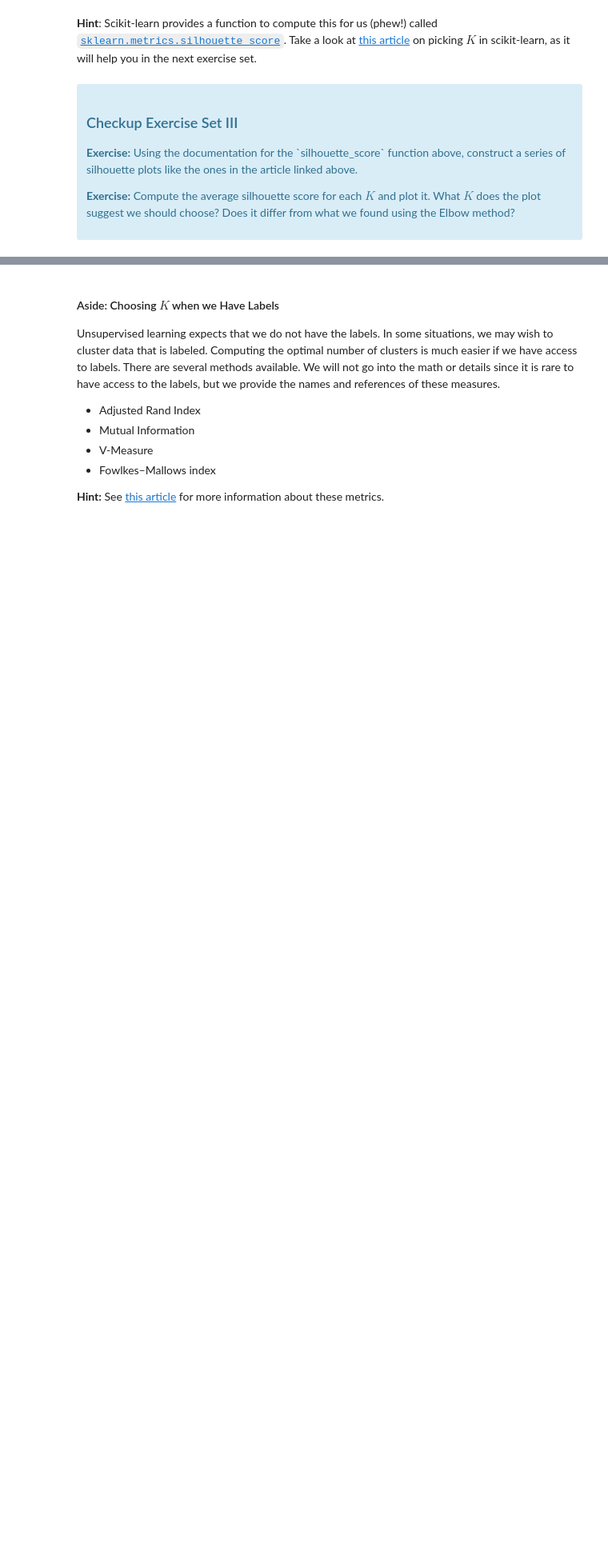
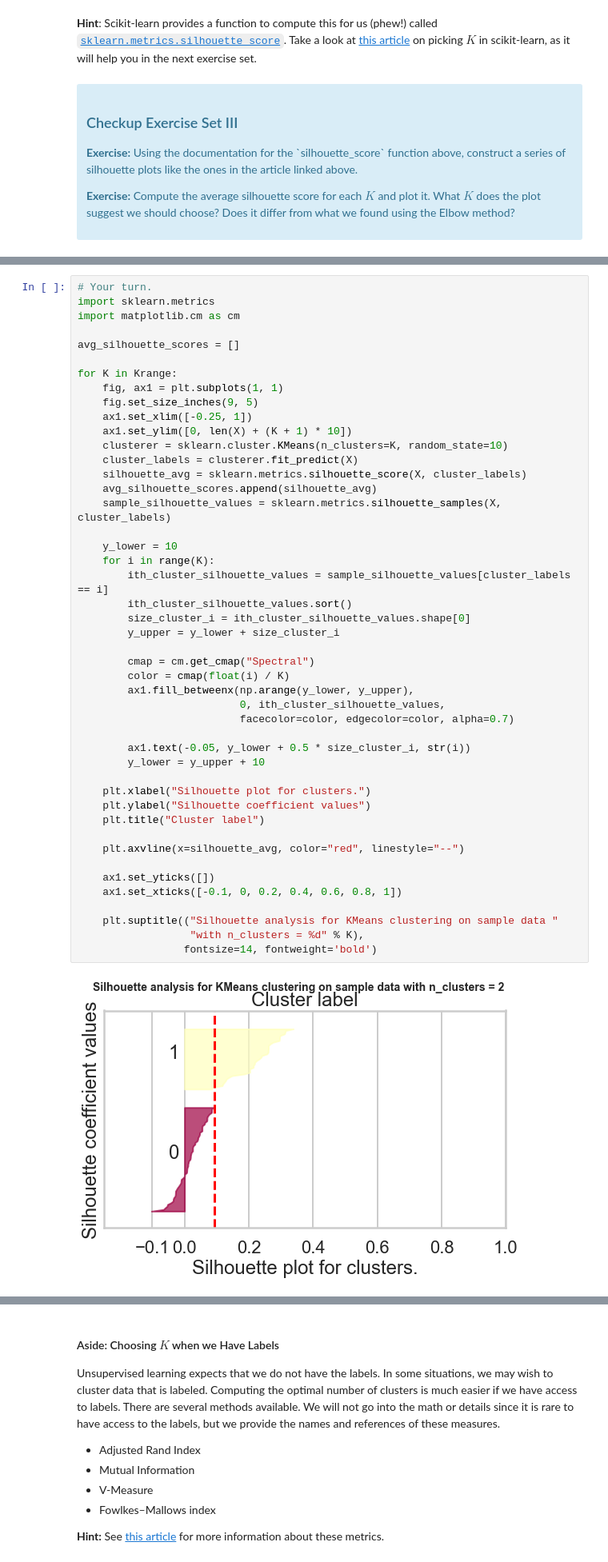
Before and after one commit to smaxwell953/Springboard_DSC_Career_Track, a Jupyter notebook: 15.06_Clustering_Case_Study/Clustering Case Study - Customer Segmentation with K-Means - Tier 3.ipynb, the cells around one changed output, grey strips where cells are left out. Shown at 80% size. Drawn from its saved outputs; the diff is of its cells as text; blank space fills up the shorter version.

```diff
--- a/15.06_Clustering_Case_Study/Clustering Case Study - Customer Segmentation with K-Means - Tier 3.ipynb
+++ b/15.06_Clustering_Case_Study/Clustering Case Study - Customer Segmentation with K-Means - Tier 3.ipynb
@@ -197,0 +196,48 @@ Source: http://www.stat.berkeley.edu/~spector/s133/Clus.html
+# %%
+# Your turn.
+import sklearn.metrics
+import matplotlib.cm as cm
+
+avg_silhouette_scores = []
+
+for K in Krange:
+    fig, ax1 = plt.subplots(1, 1)
+    fig.set_size_inches(9, 5)
+    ax1.set_xlim([-0.25, 1])
+    ax1.set_ylim([0, len(X) + (K + 1) * 10])
+    clusterer = sklearn.cluster.KMeans(n_clusters=K, random_state=10)
+    cluster_labels = clusterer.fit_predict(X)
+    silhouette_avg = sklearn.metrics.silhouette_score(X, cluster_labels)
+    avg_silhouette_scores.append(silhouette_avg)
+    sample_silhouette_values = sklearn.metrics.silhouette_samples(X, cluster_labels)
+
+    y_lower = 10
+    for i in range(K):
+        ith_cluster_silhouette_values = sample_silhouette_values[cluster_labels == i]
+        ith_cluster_silhouette_values.sort()
+        size_cluster_i = ith_cluster_silhouette_values.shape[0]
+        y_upper = y_lower + size_cluster_i
+
+        cmap = cm.get_cmap("Spectral")
+        color = cmap(float(i) / K)
+        ax1.fill_betweenx(np.arange(y_lower, y_upper),
+                          0, ith_cluster_silhouette_values,
+                          facecolor=color, edgecolor=color, alpha=0.7)
+
+        ax1.text(-0.05, y_lower + 0.5 * size_cluster_i, str(i))
+        y_lower = y_upper + 10
+
+    plt.xlabel("Silhouette plot for clusters.")
+    plt.ylabel("Silhouette coefficient values")
+    plt.title("Cluster label")
+
+    plt.axvline(x=silhouette_avg, color="red", linestyle="--")
+
+    ax1.set_yticks([])
+    ax1.set_xticks([-0.1, 0, 0.2, 0.4, 0.6, 0.8, 1])
+
+    plt.suptitle(("Silhouette analysis for KMeans clustering on sample data "
+                  "with n_clusters = %d" % K),
+                 fontsize=14, fontweight='bold')
+# %% [output]
+[figure, added]
```
Also changed, not shown: parts of 9 cells of this notebook.
